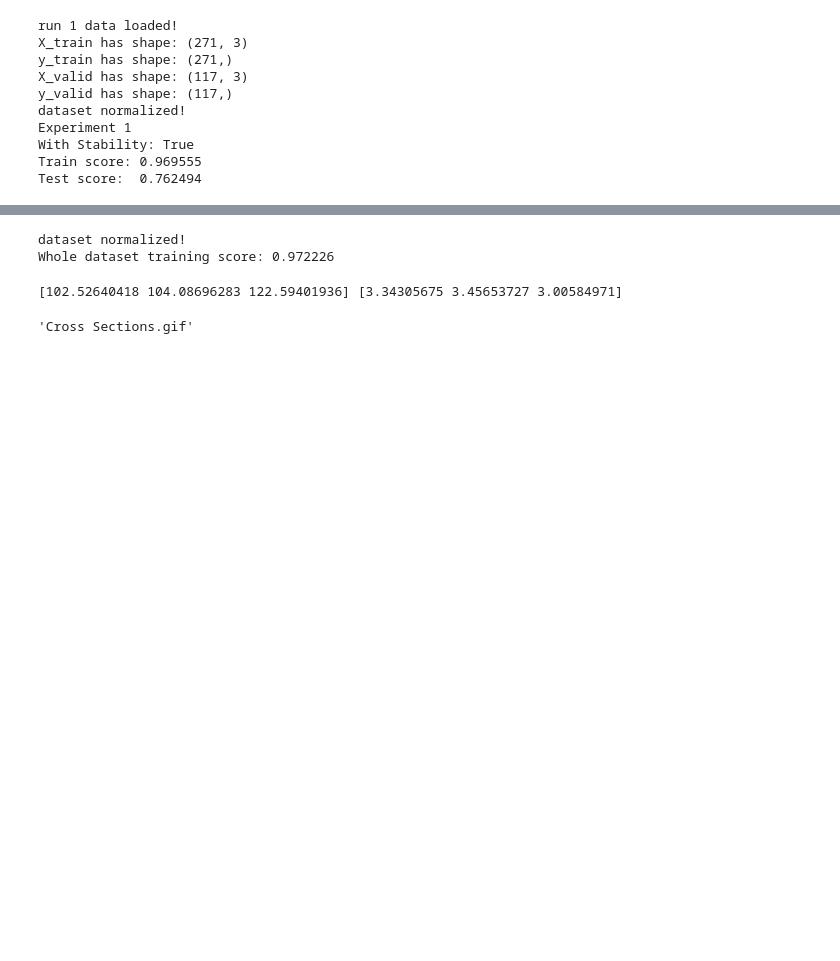
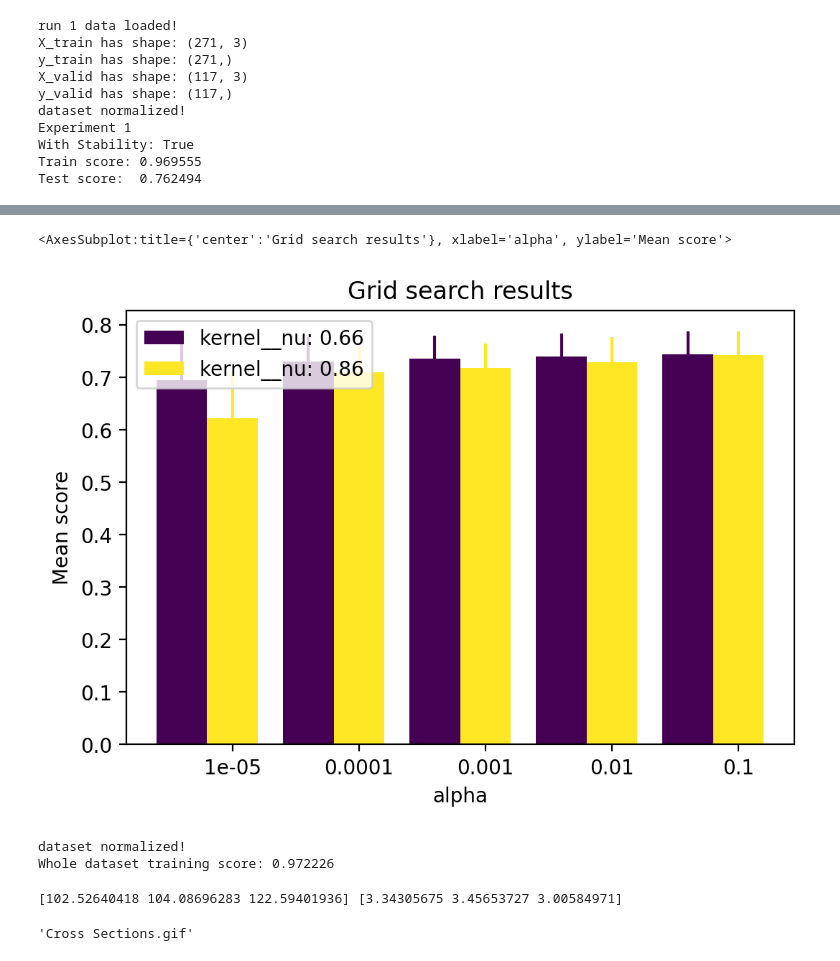
Before and after one commit to yubinhu/Venus-Exploration, a Jupyter notebook: GRonData.ipynb, the cells around one changed output, grey strips where cells are left out. Cells and saved outputs as stored; diff of their text form; code cells hidden in the pictures; blank space fills up the shorter version.

Commit message:
param search code complete. Moving to minicluster

```diff
--- a/GRonData.ipynb
+++ b/GRonData.ipynb
@@ -85,0 +103,9 @@ Test score:  0.762494
+# %%
+param_grid = [
+  {'alpha': [1e-5, 0.0001, 0.001, 0.01, 0.1], 'kernel__nu':[0.66, 0.86]},
+ ]
+# %%
+gpr_ps = GaussianProcessRegressor(kernel = Matern(nu=0.66))
+clf = GridSearchCV(estimator=gpr_ps,
+             param_grid=param_grid)
+clf.fit(X, y)
@@ -86,3 +131,8 @@ Test score:  0.762494
+# %%
+plot.grid_search(clf.cv_results_, change='alpha', kind='bar')
+# %% [output]
+<AxesSubplot:title={'center':'Grid search results'}, xlabel='alpha', ylabel='Mean score'>
+[figure, added]
 # %%
 # Matern nu tuning
 # cv_score = []
```
Also changed, not shown: parts of 3 cells of this notebook, 14 other files.
